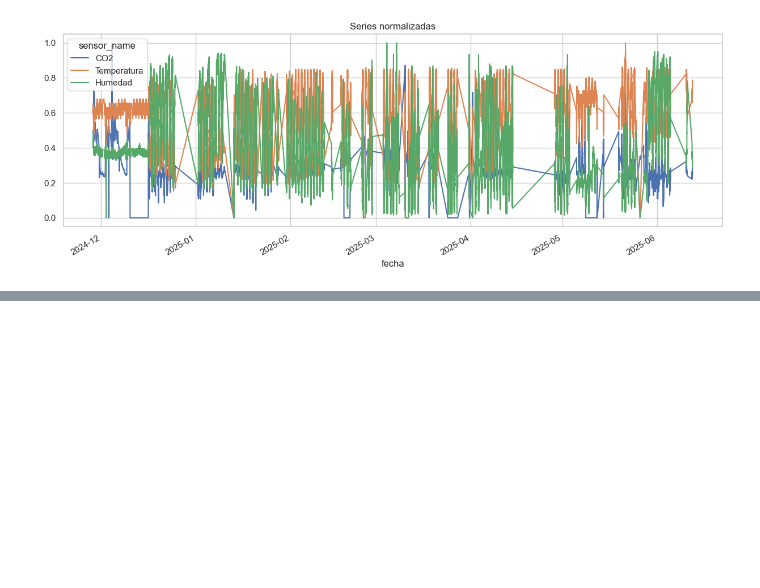
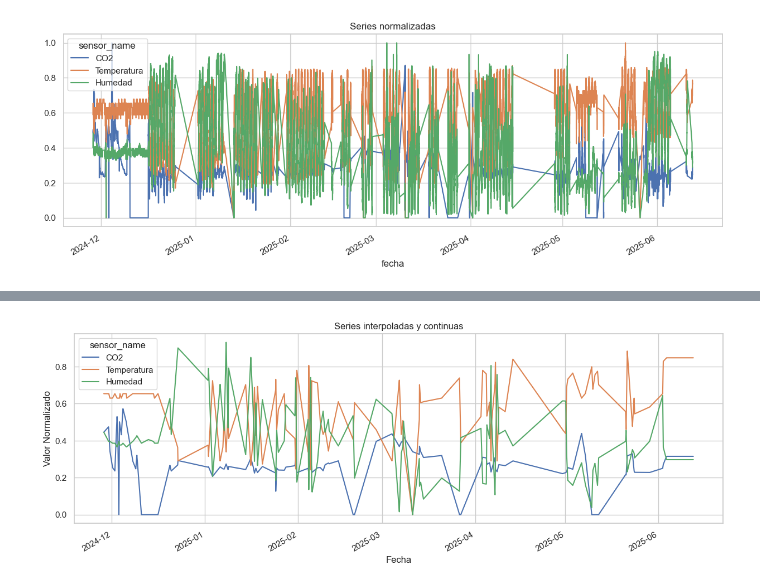
Before and after one commit to JoaquinCar/ScikitLearn_MachineLearning, a Jupyter notebook: estacion1/EDA.ipynb, the cells around one changed output, grey strips where cells are left out. Drawn from its saved outputs; the diff is of its cells as text; code cells hidden in the pictures; blank space fills up the shorter version.

```diff
--- a/estacion1/EDA.ipynb
+++ b/estacion1/EDA.ipynb
@@ -321,0 +404,9 @@ df_normalizado[['CO2', 'Temperatura', 'Humedad']].plot(figsize=(15, 5), title='S
+# %%
+# Verificación visual de continuidad tras interpolar
+df_completo[['CO2', 'Temperatura', 'Humedad']].plot(figsize=(15, 5), title='Series interpoladas y continuas')
+plt.xlabel("Fecha")
+plt.ylabel("Valor Normalizado")
+plt.grid(True)
+plt.show()
+# %% [output]
+[figure, added]
```
Also changed, not shown: parts of 9 cells of this notebook.
